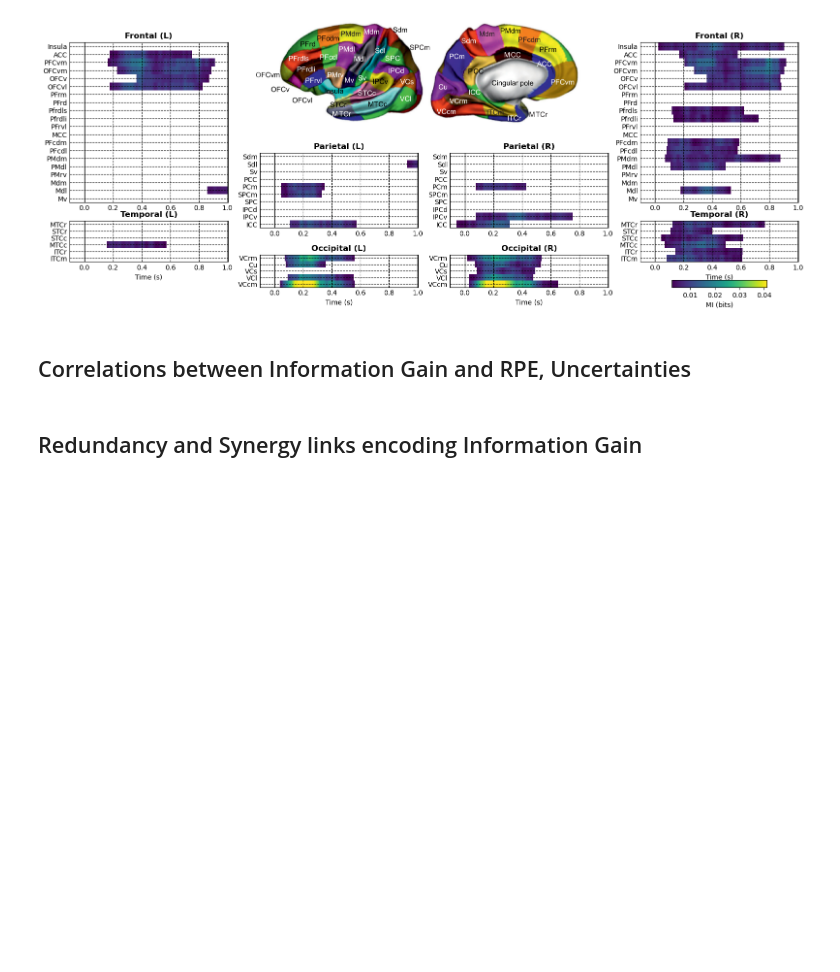
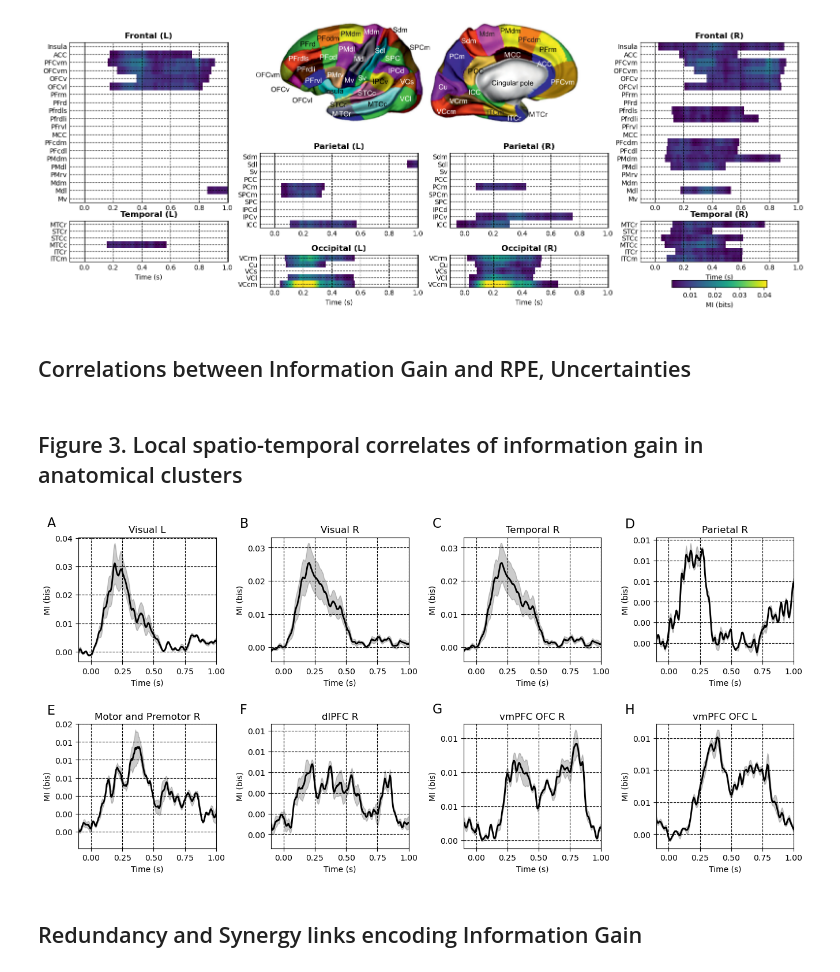
Before and after one commit to brainets/hosi_infogain, a Jupyter notebook: notebooks/main_figures.ipynb, the cells around one changed output. Drawn from its saved outputs; the diff is of its cells as text; code cells hidden in the pictures; blank space fills up the shorter version.

```diff
--- a/notebooks/main_figures.ipynb
+++ b/notebooks/main_figures.ipynb
@@ -66,6 +66,83 @@ for subject in subjects:
     ds = xr.open_dataset(dir + '/' + fname)
     # Dimensions
     print(ds.dims)
+# %% [markdown]
+## Figure 3. Local spatio-temporal correlates of information gain in anatomical clusters
+# %%
+# Significant region of interests ROIs
+visual_1 = {'vis_l': ['L_VCcm', 'L_VCl', 'L_Cu', 'L_VCrm']}
+visual_2 = {'vis_r': ['R_VCcm', 'R_VCl', 'R_Cu', 'R_VCrm', 'R_VCs'] }
+temporal = {'temp_r':  ['R_ITCm', 'R_ITCr', 'R_MTCc', 'R_STCc', 'R_MTCr']}
+parietal = {'par_r': ['L_PCm', 'L_SPCm']}
+pfc_1    = {'mot_pm_r': ['R_Mdl', 'R_PMdl', 'R_PMdm']}
+pfc_2    = {'dlpfc_r': ['R_Pfrdli', 'R_Pfrdls', 'R_PFcdm', 'R_PFcdl']}
+ofc_1    = {'vmpfc_ofc_r': ['R_OFCvl', 'R_OFCv', 'R_OFCvm', 'R_PFCvm']}
+ofc_2    = {'vmpfc_ofc_l': ['L_OFCvl', 'L_OFCv', 'L_OFCvm', 'L_PFCvm']}
+
+# Subplot for 2 x 4 panels
+fig, ((ax1, ax2, ax3, ax4), (ax5, ax6, ax7, ax8)) = plt.subplots(2, 4, figsize=(16, 7))
+
+# Adjust the spacing
+plt.subplots_adjust(wspace=0.4, hspace=0.5)
+
+# Create a function for plotting
+def plot_cluster_timecourse(gcmi, roi_dict, title, panel, ax):
+    # Extract ROI names from dictionary
+    roi_key = list(roi_dict.keys())[0]
+    roi_list = roi_dict[roi_key]
+
+    # Select data for these ROIs
+    Y = gcmi.sel(roi=roi_list)
+
+    # Compute mean and standard error
+    M = Y.mean(dim='roi')
+    sem = Y.std(dim='roi') / np.sqrt(len(roi_list))
+
+    # Plot the mean line
+    M.plot.line(ax=ax, color='k', linewidth=2)
+
+    # Plot the filled area for SEM
+    ax.fill_between(gcmi.times, M - sem, M + sem, color='k', alpha=0.2)
+
+    # Limit ylabel to 2 decimals
+    ax.yaxis.set_major_formatter(plt.FuncFormatter(lambda x, _: '{:.2f}'.format(x)))
+    # Set title, labels, and grid
+    ax.set_title(title)
+    ax.set_xlabel('Time (s)')
+    ax.set_ylabel('MI (bis)')
+    # y lim for all plots
+    ax.set_xlim([-0.1, 1.])
+    ax.grid(visible=True)
+
+    # Add panel text 10% on top of the maximum value
+    yval = np.max(M + sem) + 0.15*np.max(M + sem)
+    ax.text(-0.35, yval, panel, fontsize=16)
+
+# Occipital areas (L)
+plot_cluster_timecourse(gcmi, visual_1, 'Visual L', 'A', ax1)
+
+# Occipital areas (R)
+plot_cluster_timecourse(gcmi, visual_2, 'Visual R', 'B', ax2)
+
+# Temporal areas
+plot_cluster_timecourse(gcmi, visual_2, 'Temporal R', 'C', ax3)
+
+# Parietal areas
+plot_cluster_timecourse(gcmi, parietal, 'Parietal R', 'D', ax4)
+
+# Lateral PM areas
+plot_cluster_timecourse(gcmi, pfc_1, 'Motor and Premotor R', 'E', ax5)
+
+# DLPFC areas
+plot_cluster_timecourse(gcmi, pfc_2, 'dlPFC R', 'F', ax6)
+
+# VMPFC/OFC areas (R)
+plot_cluster_timecourse(gcmi, ofc_1, 'vmPFC OFC R', 'G', ax7)
+
+# VMPFC/OFC areas (L)
+plot_cluster_timecourse(gcmi, ofc_2, 'vmPFC OFC L', 'H', ax8)
+# %% [output]
+[figure, added]
 # %% [markdown]
 ## Redundancy and Synergy links encoding Information Gain
 # %%
```
